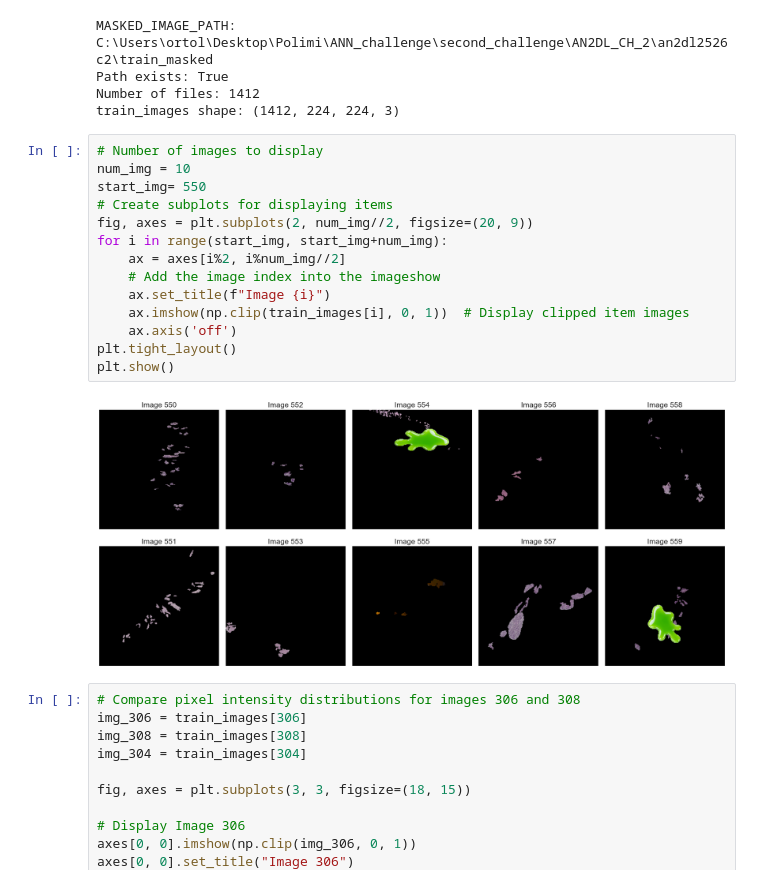
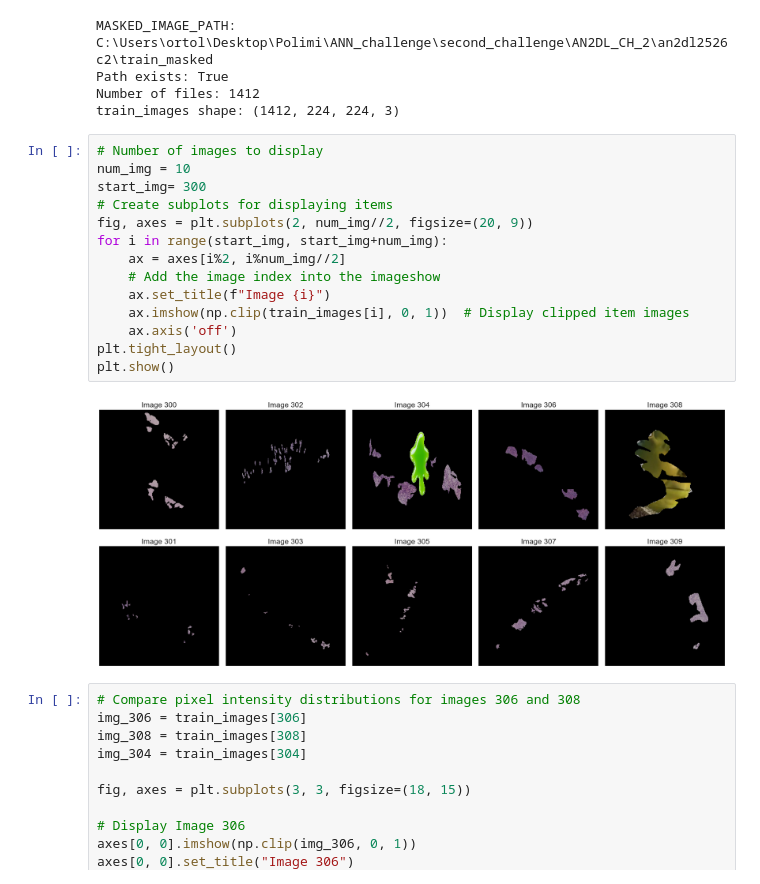
Before and after one commit to OBulun/AN2DL_CH_2, a Jupyter notebook: Notebooks/v1.ipynb, the cells around one changed output. Cells and saved outputs as stored; diff of their text form.

```diff
--- a/Notebooks/v1.ipynb
+++ b/Notebooks/v1.ipynb
@@ -313,19 +315,19 @@ train_images shape: (1412, 224, 224, 3)
 # %%
 # Number of images to display
 num_img = 10
-start_img= 550
+start_img= 300
 # Create subplots for displaying items
 fig, axes = plt.subplots(2, num_img//2, figsize=(20, 9))
 for i in range(start_img, start_img+num_img):
     ax = axes[i%2, i%num_img//2]
     # Add the image index into the imageshow
     ax.set_title(f"Image {i}")
     ax.imshow(np.clip(train_images[i], 0, 1))  # Display clipped item images
     ax.axis('off')
 plt.tight_layout()
 plt.show()
 # %% [output]
-[figure, old version]
+[figure, new version]
 # %%
 # Compare pixel intensity distributions for images 306 and 308
 img_306 = train_images[306]
```
Also changed, not shown: parts of 3 cells of this notebook, 1 other file.
